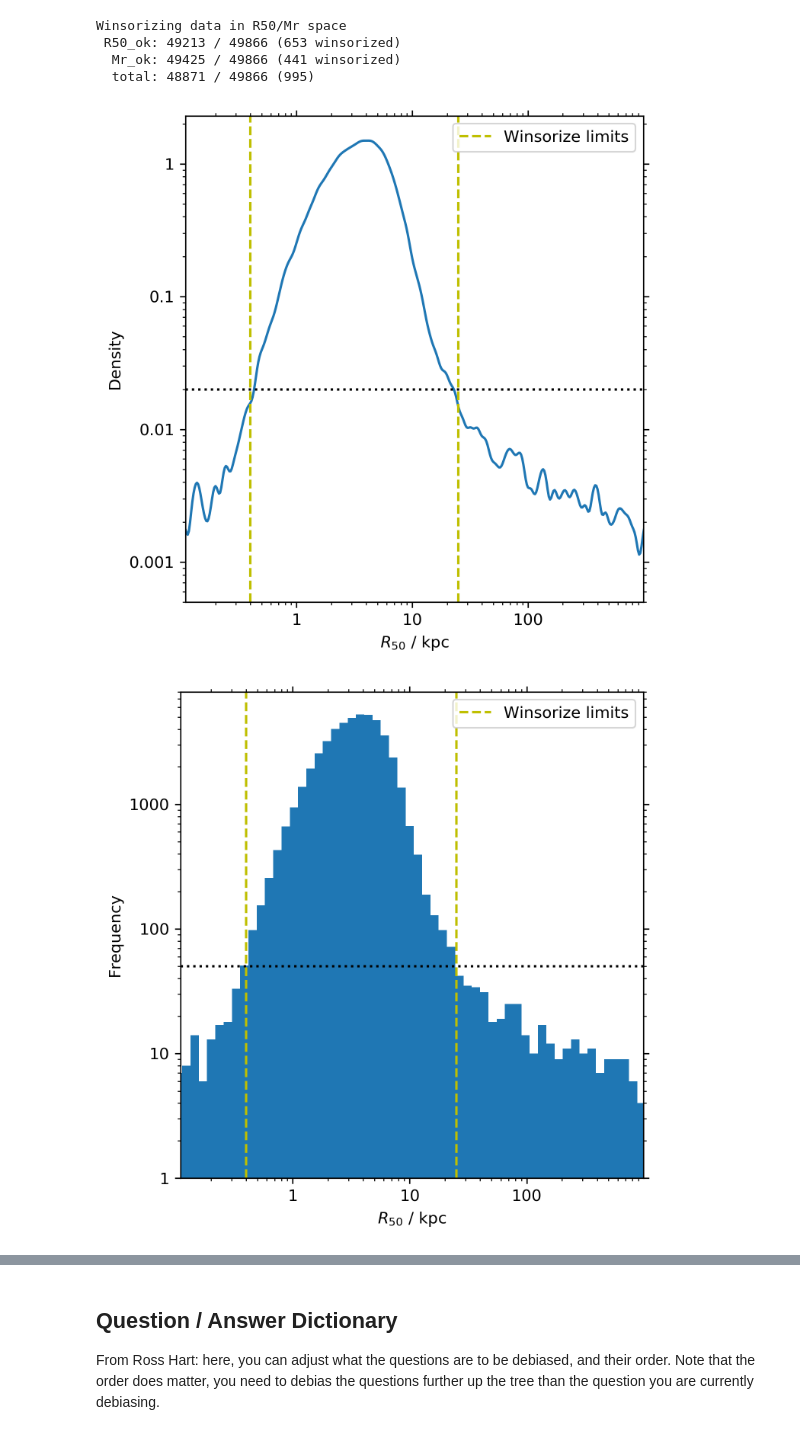
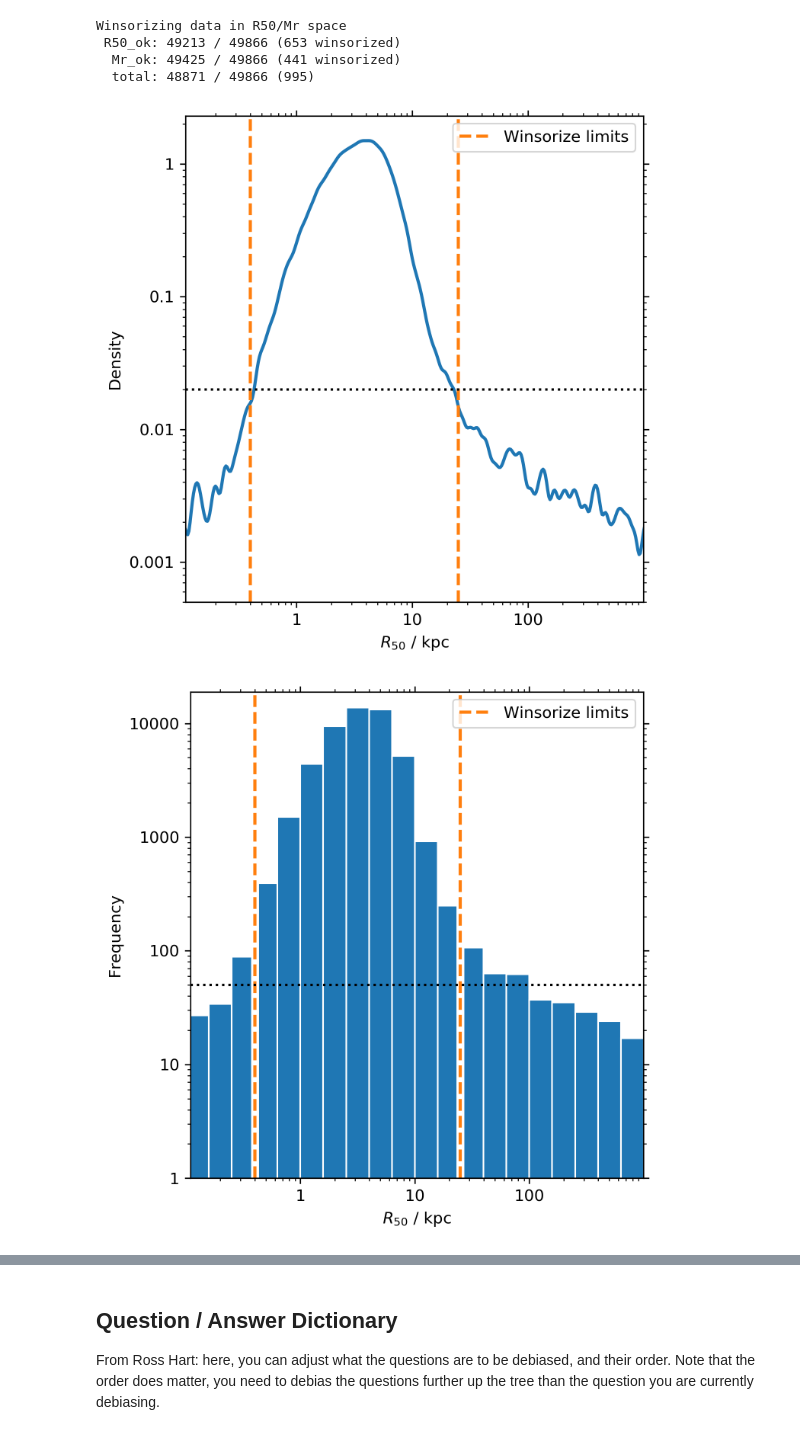
Before and after one commit to leeskelvin/gamakidsgz, a Jupyter notebook: outputs/debiasing/debiasing.ipynb, the cells around one changed output, grey strips where cells are left out. Cells and saved outputs as stored; diff of their text form; code cells hidden in the pictures.

```diff
--- a/outputs/debiasing/debiasing.ipynb
+++ b/outputs/debiasing/debiasing.ipynb
@@ -215,15 +217,16 @@ kde = gaussian_kde(np.log10(np.clip(R50, 1e-6, np.Inf)))
 kde.set_bandwidth(bw_method=0.075)
 xvals = np.arange(-2.5, 4.5, 0.01)
 yvals = kde.pdf(xvals)
-plt.plot(10**xvals, yvals)
+plt.plot(10**xvals, yvals, lw=2, c=cols[1])
 plt.xscale('log')
 plt.yscale('log')
 fmt = matplotlib.ticker.FuncFormatter(lambda y, _: '{:g}'.format(y))
 ax.xaxis.set_major_formatter(fmt)
 ax.yaxis.set_major_formatter(fmt)
+plt.axvline(R50lo, c=cols[0], ls='--', lw=2)
+plt.axvline(R50hi, c=cols[0], ls='--', lw=2,
+            label='Winsorize limits')
 plt.axhline(0.02, c='k', ls='dotted')
-plt.axvline(R50lo, c='y', ls='--')
-plt.axvline(R50hi, c='y', ls='--', label='Winsorize limits')
 ax.set_xlabel('$R_{50}$ / kpc')
 ax.set_ylabel('Density')
 ax.set_xlim((0.11,990))
@@ -234,33 +237,37 @@ plt.tight_layout()
 plt.show()
 plt.close()
 # %% [output]
-[figure, old version]
+[figure, new version]
 # %%
 # R50 analysis histogram plot
 fig = plt.figure(figsize=(5,5), dpi=dpi)
 ax = plt.subplot(111)
 ax.minorticks_on()
 ax.tick_params(axis='x', which='both', bottom=True, top=True)
 ax.tick_params(axis='y', which='both', left=True, right=True)
-ax.hist(R50, bins=np.logspace(-2.5, 4.5, 100), log=True, label='')
+ax.hist(R50, bins=np.logspace(-3, 4, 36), log=True, label='',
+        edgecolor='white', color=cols[1])
 ax.loglog()
 fmt = matplotlib.ticker.FuncFormatter(lambda y, _: '{:g}'.format(y))
 ax.xaxis.set_major_formatter(fmt)
 ax.yaxis.set_major_formatter(fmt)
+plt.axvline(R50lo, c='white', ls='-', lw=5)
+plt.axvline(R50hi, c='white', ls='-', lw=5)
+plt.axvline(R50lo, c=cols[0], ls='--', lw=2)
+plt.axvline(R50hi, c=cols[0], ls='--', lw=2,
+            label='Winsorize limits')
 plt.axhline(50, c='k', ls='dotted')
-plt.axvline(R50lo, c='y', ls='--')
-plt.axvline(R50hi, c='y', ls='--', label='Winsorize limits')
 ax.set_xlabel('$R_{50}$ / kpc')
 ax.set_ylabel('Frequency')
 ax.set_xlim((0.11,990))
-ax.set_ylim((1,8000))
+ax.set_ylim((1,19000))
 plt.legend(loc='upper right')
 plt.tight_layout()
 plt.savefig(plot_sizehist)
 plt.show()
 plt.close()
 # %% [output]
-[figure, old version]
+[figure, new version]
 # %%
 # Mr analysis density plot
 fig = plt.figure(figsize=(5,5), dpi=dpi)
```
Also changed, not shown: parts of 18 cells of this notebook, 8 other files.
